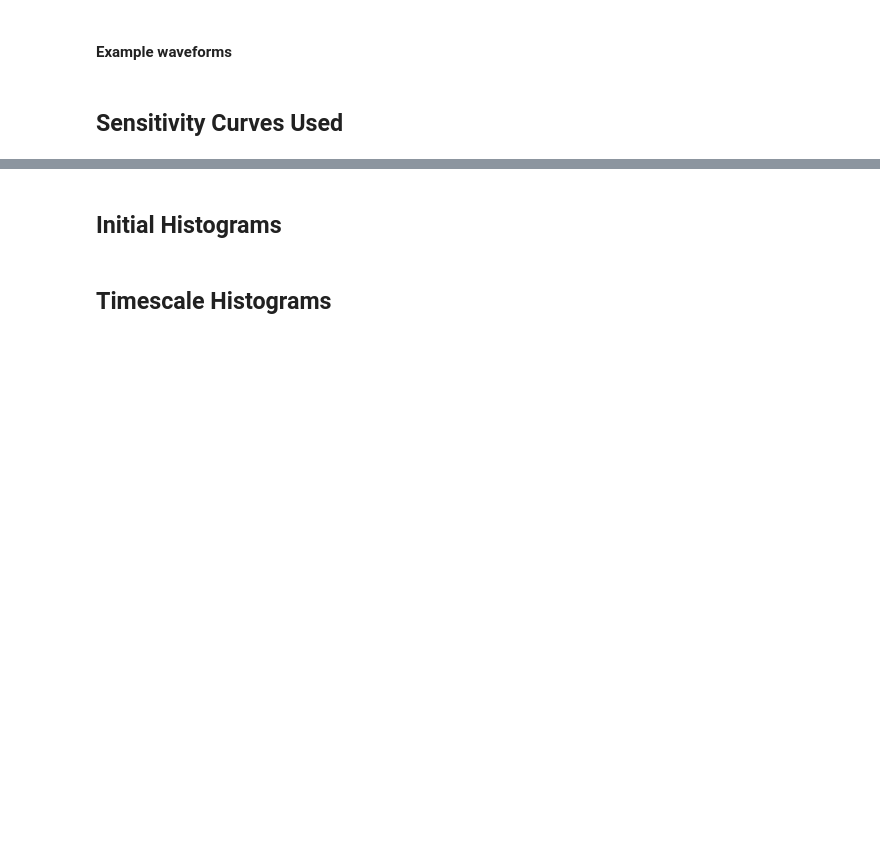
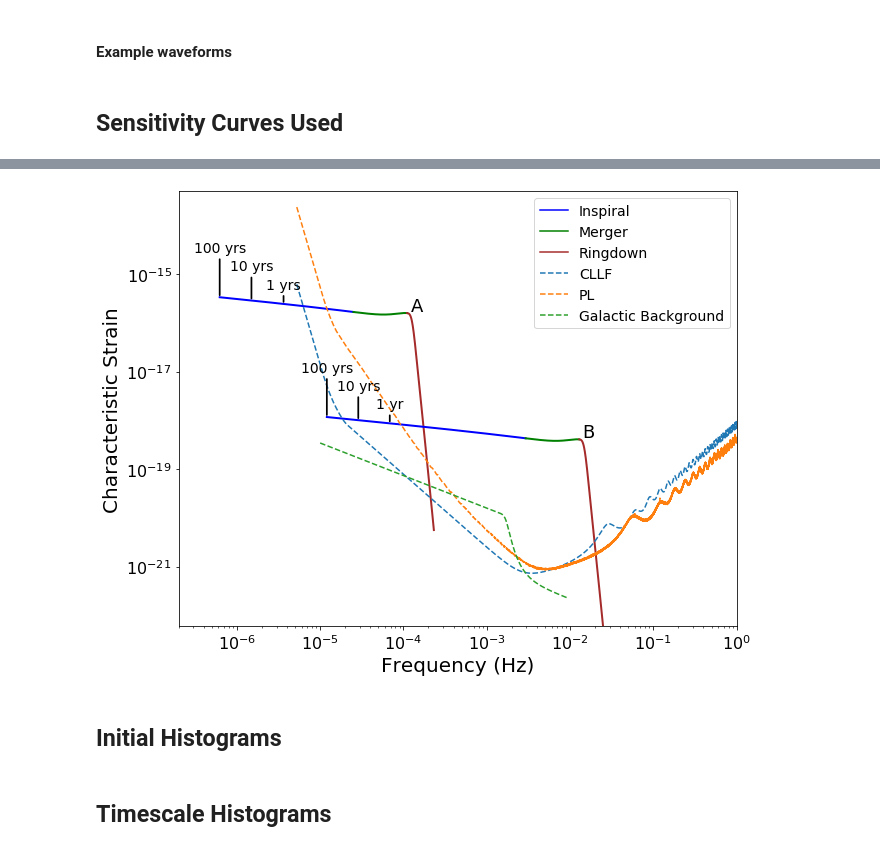
Before and after one commit to mikekatz04/Illustris_LISA_paper, a Jupyter notebook: code/paper_plots.ipynb, the cells around one changed output, grey strips where cells are left out. Cells and saved outputs as stored; diff of their text form; code cells hidden in the pictures; blank space fills up the shorter version.

```diff
--- a/code/paper_plots.ipynb
+++ b/code/paper_plots.ipynb
@@ -608,3 +588,68 @@ fig.savefig('figures/sensitivity_curves_and_signals.pdf', dpi=200)
+# %%
+fig, ax = plt.subplots(1,1)
+fig.set_size_inches(10,8)
+phenomdwave = PhenomDWaveforms(num_points=4096)
+
+q = 0.2
+z = 1.0
+s = 0.8
+start_time = 100.0
+end_time = 0.0
+for M, z, letter in [[1e8, 0.75, 'A'], [5e5, 2.0, 'B']]:
+    ax.set_ylim(6e-23, 5e-14)
+    ax.set_xlim(1e-6, 1e-3)
+    for tick in ax.xaxis.get_major_ticks():
+        tick.label.set_fontsize(18)
+    for tick in ax.yaxis.get_major_ticks():
+        tick.label.set_fontsize(18)
+
+    m1 = M/(1+q)
+    m2 = M*q/(1+q)
+    wave = phenomdwave(m1, m2, s, s, z, start_time, end_time)
+
+    f = wave.freqs
+    hc = wave.hc*np.sqrt(96/200) #averaging factor see Cornish and Robson 2018
+
+    ins = np.where(f<wave.fmrg)[0]
+    mrg = np.where((f>=wave.fmrg)&(f<=wave.fpeak))[0]
+    rd = np.where(f>wave.fpeak)[0]
+
+    ax.loglog(f[ins], hc[ins], color='blue', lw = 2)
+    ax.loglog(f[mrg], hc[mrg], color='green', lw = 2)
+    ax.loglog(f[rd], hc[rd], color='brown', lw = 2)
+
+    ax.text(f[rd[0]]*1.1, hc[rd[0]]*1.1, letter, fontsize=18)
+
+    N = m1*m2/(m1+m2)**2.
+    start_times = np.array([100.0, 10.0,1.0])*ct.Julian_year/(1+z)
+
+    tau = N*(start_times*ct.c)/(5.*(m1+m2)*Msun*ct.G/(ct.c**2.))
+    flow = 1./(8.*ct.pi*(m1+m2)*Msun*ct.G/(ct.c**2.)*tau**(3./8.))*(1.+((11./32)*N+743./2688.)*tau**(-1./4.))*ct.c/(1+z)
+
+    vert = [45, 30, 15]
+    for i,(flow_i, st) in enumerate(zip(flow, start_times)):
+        f_ind = np.where(f >= flow_i)[0][0]
+        val = st*(1+z)/ct.Julian_year
+        string = "%i yrs"%int(val) if val != 1.0 else "%i yr"%int(val)
+        ax.annotate(string,xy=(f[f_ind], hc[f_ind]), xycoords='data',xytext=(0,vert[i]), ha='center', textcoords='offset points',arrowprops=dict(arrowstyle="-",linewidth = 1.75), fontsize=14)
+
+ax.plot(1,1, color='blue', ls='solid', label='Inspiral')
+ax.plot(1,1, color='green', ls='solid', label='Merger')
+ax.plot(1,1, color='brown', ls='solid', label='Ringdown')
+for nc in ['CLLF', 'PL', 'HB_wd_noise']:
+    fn, hn = read_noise_curve(nc, noise_type_out='char_strain')
+    if nc == 'HB_wd_noise':
+        nc = 'Galactic Background'
+    ax.loglog(fn, hn, label=nc, ls='dashed')
+
+ax.tick_params(labelsize=16)
+ax.set_xlabel('Frequency (Hz)', fontsize=20)
+ax.set_ylabel(r'Characteristic Strain', fontsize=20)
+ax.set_xlim(2e-7, 1e0)
+ax.legend(prop={'size':14})
+fig.savefig('figures/sensitivity_curves_and_signals_2.pdf', dpi=200)
+# %% [output]
+[figure, added]
 # %% [markdown]
 ## Initial Histograms
 # %%
```
Also changed, not shown: parts of 3 cells of this notebook.
